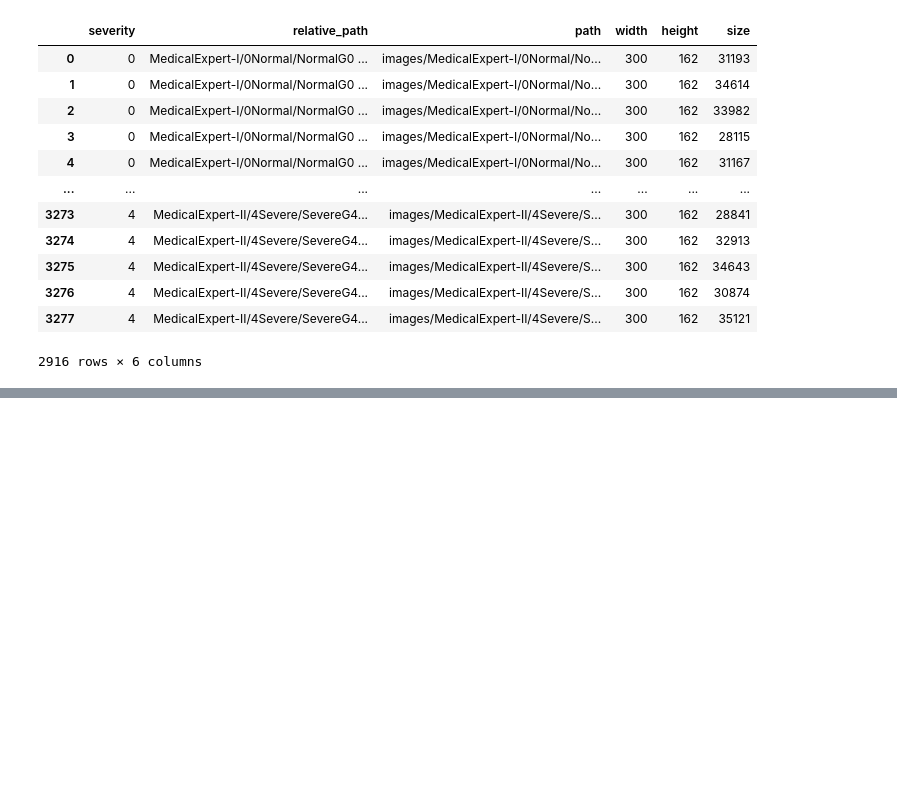
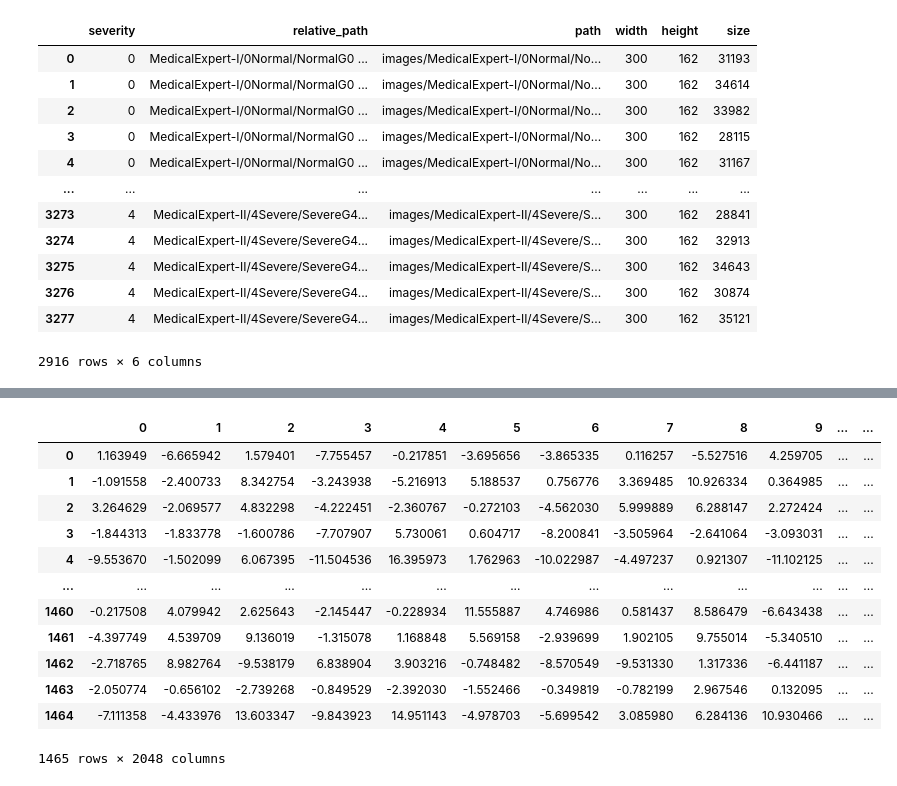
Before and after one commit to TiunovNN/hse-knee-xray-research, a Jupyter notebook: models/ML/Autoencoders.ipynb, the cells around one changed output, grey strips where cells are left out. Drawn from its saved outputs; the diff is of its cells as text; code cells hidden in the pictures; blank space fills up the shorter version.

```diff
--- a/models/ML/Autoencoders.ipynb
+++ b/models/ML/Autoencoders.ipynb
@@ -390,0 +381,29 @@ with tqdm(total=num_epochs*len(dataset_loader)) as pbar:
+# %%
+def loader(path):
+    image = cv2.imread(path, cv2.IMREAD_UNCHANGED)
+    if image.dtype == np.uint16:
+        image = (image / 256)
+    img = Image.fromarray(image.astype("uint8"))
+    return img
+
+
+SINGLE_PATH = Path('.') / 'single'
+train_transforms = transforms.Compose([
+    transforms.v2.Grayscale(num_output_channels=1),
+    transforms.v2.Resize((81, 150)),
+    v2.ToImage(),
+    transforms.v2.ConvertImageDtype(),
+    transforms.v2.Normalize((0.5,), (0.5,))
+])
+dataset = ImageFolder(SINGLE_PATH, transform=train_transforms, loader=loader)
+dataset_loader = torch.utils.data.DataLoader(
+    dataset,
+    batch_size=16,
+    num_workers=1,
+    persistent_workers=True,
+)
+descriptors = []
+for batch, labels in tqdm(dataset_loader):
+    batch_desc = model.encoder(batch)
+    for desc, label in zip(batch_desc, labels):
+        descriptors.append((desc.detach().numpy(), label))
@@ -390,0 +414,19 @@ with tqdm(total=num_epochs*len(dataset_loader)) as pbar:
+# %%
+X_data = pd.DataFrame(d[0] for d in descriptors)
+y_data = pd.DataFrame(d[1].detach().numpy() for d in descriptors)
+# %%
+X_data
+# %% [output]
+|  | 0 | 1 | 2 | 3 | 4 | 5 | 6 | 7 | 8 | 9 | ... | ... |
+| 0 | 1.163949 | -6.665942 | 1.579401 | -7.755457 | -0.217851 | -3.695656 | -3.865335 | 0.116257 | -5.527516 | 4.259705 | ... | ... |
+| 1 | -1.091558 | -2.400733 | 8.342754 | -3.243938 | -5.216913 | 5.188537 | 0.756776 | 3.369485 | 10.926334 | 0.364985 | ... | ... |
+| 2 | 3.264629 | -2.069577 | 4.832298 | -4.222451 | -2.360767 | -0.272103 | -4.562030 | 5.999889 | 6.288147 | 2.272424 | ... | ... |
+| 3 | -1.844313 | -1.833778 | -1.600786 | -7.707907 | 5.730061 | 0.604717 | -8.200841 | -3.505964 | -2.641064 | -3.093031 | ... | ... |
+| 4 | -9.553670 | -1.502099 | 6.067395 | -11.504536 | 16.395973 | 1.762963 | -10.022987 | -4.497237 | 0.921307 | -11.102125 | ... | ... |
+| ... | ... | ... | ... | ... | ... | ... | ... | ... | ... | ... | ... | ... |
+| 1460 | -0.217508 | 4.079942 | 2.625643 | -2.145447 | -0.228934 | 11.555887 | 4.746986 | 0.581437 | 8.586479 | -6.643438 | ... | ... |
+| 1461 | -4.397749 | 4.539709 | 9.136019 | -1.315078 | 1.168848 | 5.569158 | -2.939699 | 1.902105 | 9.755014 | -5.340510 | ... | ... |
+| 1462 | -2.718765 | 8.982764 | -9.538179 | 6.838904 | 3.903216 | -0.748482 | -8.570549 | -9.531330 | 1.317336 | -6.441187 | ... | ... |
+| 1463 | -2.050774 | -0.656102 | -2.739268 | -0.849529 | -2.392030 | -1.552466 | -0.349819 | -0.782199 | 2.967546 | 0.132095 | ... | ... |
+| 1464 | -7.111358 | -4.433976 | 13.603347 | -9.843923 | 14.951143 | -4.978703 | -5.699542 | 3.085980 | 6.284136 | 10.930466 | ... | ... |
+1465 rows × 2048 columns
```
Also changed, not shown: parts of 25 cells of this notebook.
